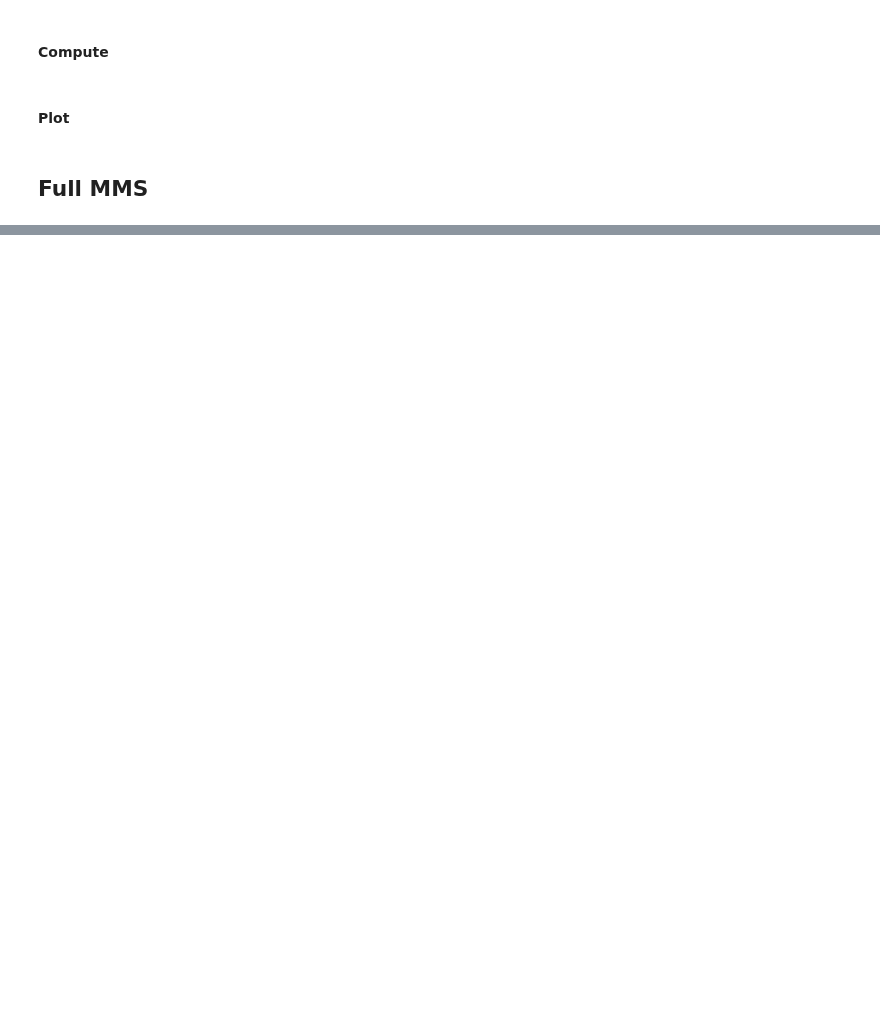
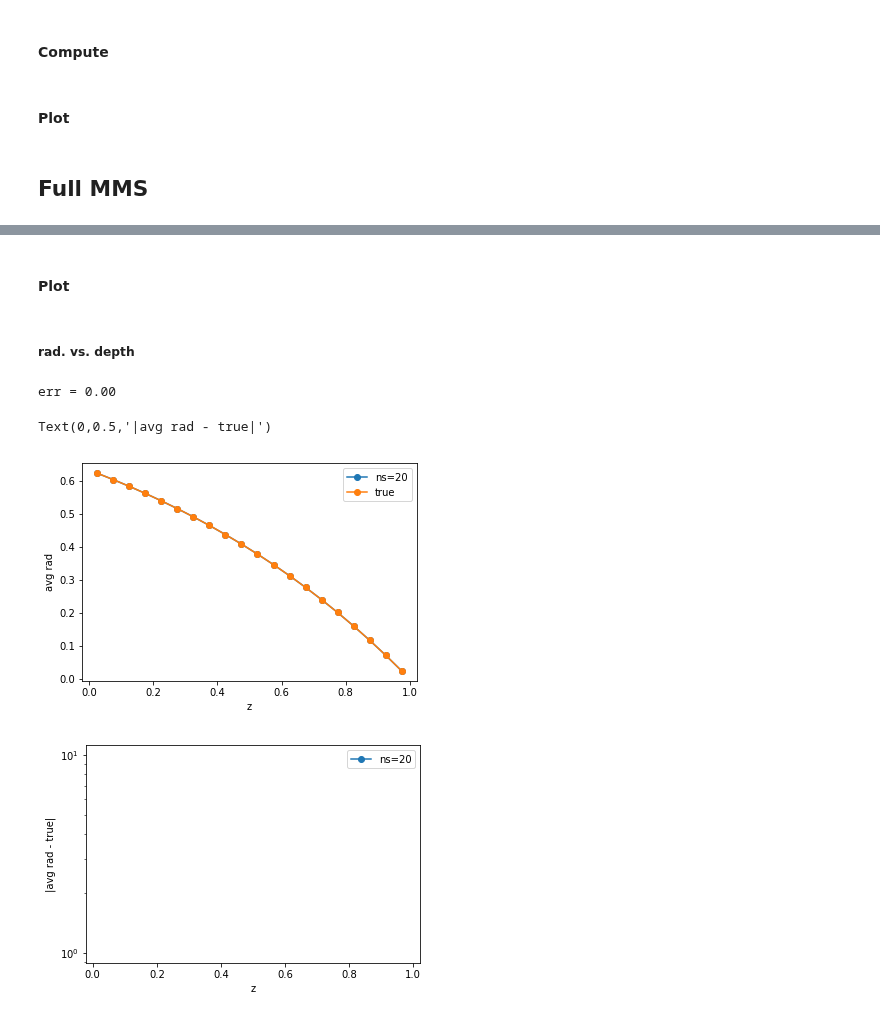
Before and after one commit to OliverEvans96/kelp, a Jupyter notebook: code/python/ManufacturedSolution.ipynb, the cells around one changed output, grey strips where cells are left out. Drawn from its saved outputs; the diff is of its cells as text; code cells hidden in the pictures; blank space fills up the shorter version.

```diff
--- a/code/python/ManufacturedSolution.ipynb
+++ b/code/python/ManufacturedSolution.ipynb
@@ -498,0 +616,75 @@ for dim_num, dim_name in enumerate(dim_names):
+# %% [markdown]
+#### Plot
+# %%
+study_name = 'verify_ss_noscat_const_abs_scat_20x20x6'
+study_dir = os.path.join(base_dir, study_name)
+
+db_path = os.path.join(study_dir, '{}.db'.format(study_name))
+conn = sqlite3.Connection(db_path)
+# %% [markdown]
+##### rad. vs. depth
+# %%
+#norm = lambda x: np.linalg.norm(np.ravel(x), ord=2)
+#norm = lambda x: np.sqrt(np.sum(x)**2/np.size(x))
+norm = lambda x: np.mean(np.abs(x))
+
+dim_names = ('ns', 'nz', 'ntheta', 'nphi')
+dim_resolutions = kelp_analyze.get_res_lists(conn, study_name)
+dim_dict = dict(zip(dim_names, dim_resolutions))
+
+ns_list = dim_dict['ns']
+
+plt.figure(1)
+plt.figure(2)
+
+results_list = kelp_analyze.query_results(
+    conn, study_name,
+    ns=ns,
+)
+
+results = results_list[0]
+nomega = results['nomega'][:]
+
+p = nomega - 1
+
+rad = results['rad'][:][:,:,:,p]
+true_rad = results['true_rad'][:][:,:,:,p]
+
+avg_rad = np.mean(rad, axis=(0, 1))
+avg_true_rad = np.mean(true_rad, axis=(0, 1))
+
+err = norm(rad - true_rad)
+
+print("err = {:.2f}".format(err))
+
+
+_, _, z, _, _ = mms.gen_grid(
+    *map(
+        lambda x: int(results[x][:].data),
+        ('ns', 'nz', 'ntheta', 'nphi', 'rope_spacing', 'zmax')
+    )
+)
+
+z = z[0,0,:,0]
+
+plt.figure(1)
+plt.plot(z, avg_rad, 'o-', label='ns={}'.format(ns))
+
+plt.figure(2)
+plt.semilogy(z, np.abs(avg_rad - avg_true_rad), 'o-', label='ns={}'.format(ns))
+
+plt.figure(1)
+plt.plot(z, avg_true_rad, 'o-', label='true')
+plt.legend()
+plt.xlabel('z')
+plt.ylabel('avg rad')
+
+plt.figure(2)
+plt.legend()
+plt.xlabel('z')
+plt.ylabel('|avg rad - true|')
+# %% [output]
+err = 0.00
+Text(0,0.5,'|avg rad - true|')
+[figure, added]
+[figure, added]
```
Also changed, not shown: parts of 42 cells of this notebook, 1 other file.
